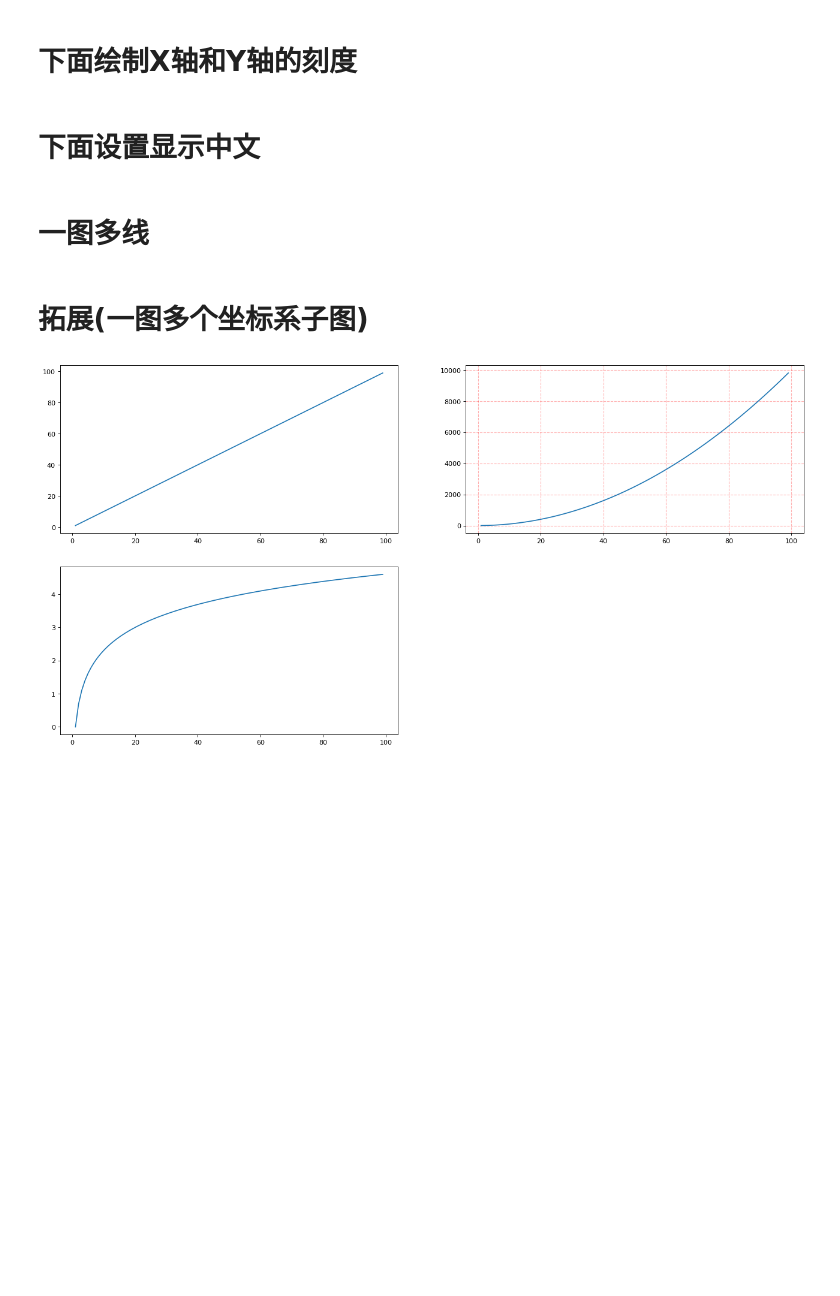
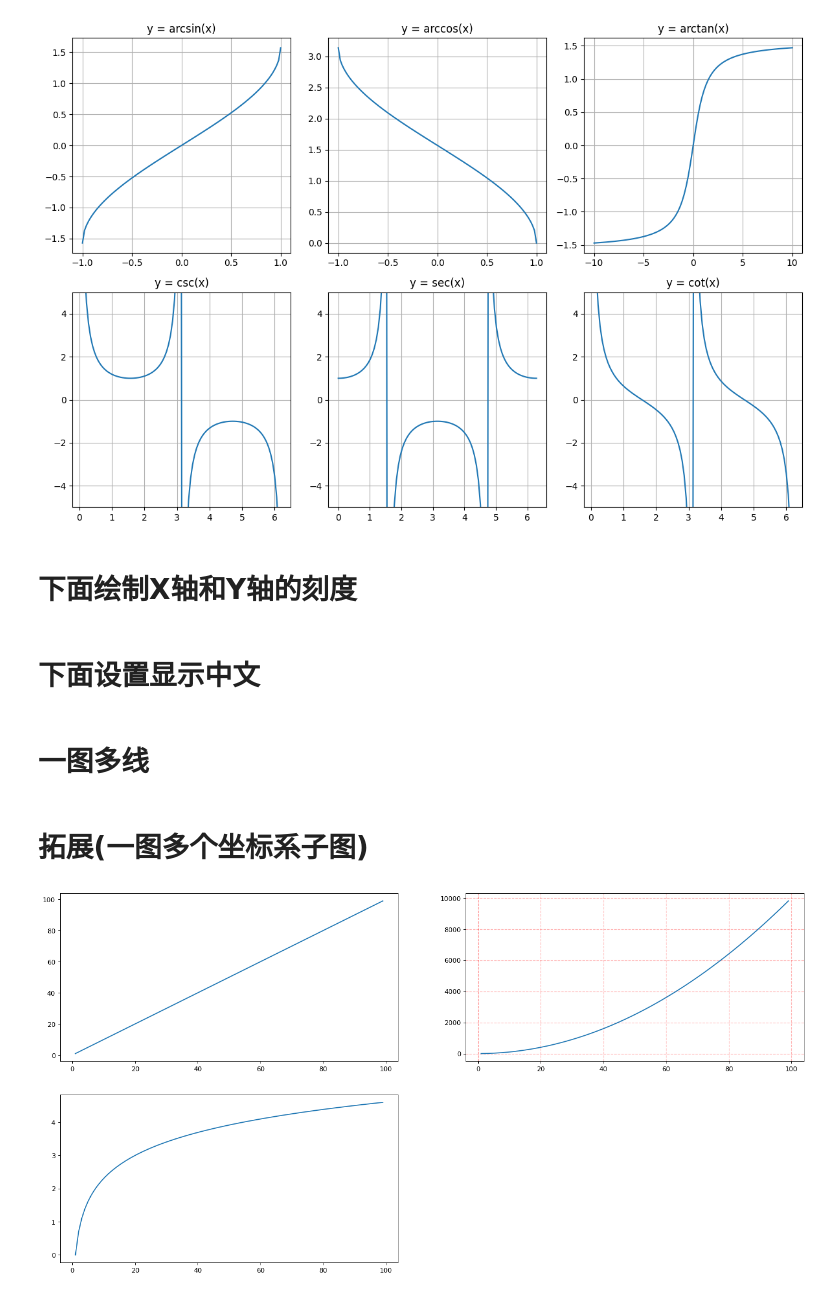
Before and after one commit to logcoke/Data_Analysis, a Jupyter notebook: Jupyter_NoteBook/matplotlib.ipynb, the cells around one changed output. Drawn from its saved outputs; the diff is of its cells as text; code cells hidden in the pictures; blank space fills up the shorter version.

```diff
--- a/Jupyter_NoteBook/matplotlib.ipynb
+++ b/Jupyter_NoteBook/matplotlib.ipynb
@@ -1,3 +1,69 @@
+# %%
+import numpy as np
+import matplotlib.pyplot as plt
+
+# 设置图像大小
+plt.figure(figsize=(12, 8))
+
+# 1. y = arcsin(x)
+x_arcsin = np.linspace(-1, 1, 100)
+y_arcsin = np.arcsin(x_arcsin)
+plt.subplot(2, 3, 1)
+plt.plot(x_arcsin, y_arcsin)
+plt.title('y = arcsin(x)')
+plt.grid(True)
+
+# 2. y = arccos(x)
+x_arccos = np.linspace(-1, 1, 100)
+y_arccos = np.arccos(x_arccos)
+plt.subplot(2, 3, 2)
+plt.plot(x_arccos, y_arccos)
+plt.title('y = arccos(x)')
+plt.grid(True)
+
+# 3. y = arctan(x)
+x_arctan = np.linspace(-10, 10, 100)
+y_arctan = np.arctan(x_arctan)
+plt.subplot(2, 3, 3)
+plt.plot(x_arctan, y_arctan)
+plt.title('y = arctan(x)')
+plt.grid(True)
+
+# 4. y = csc(x)
+# 注意：避免渐近线
+x_csc = np.linspace(0.1, 2*np.pi-0.1, 100)
+x_csc = x_csc[np.sin(x_csc) != 0]  # 避免sin(x)=0的点
+y_csc = 1 / np.sin(x_csc)
+plt.subplot(2, 3, 4)
+plt.plot(x_csc, y_csc)
+plt.title('y = csc(x)')
+plt.ylim(-5, 5)  # 限制y轴范围以便观察
+plt.grid(True)
+
+# 5. y = sec(x)
+x_sec = np.linspace(0, 2*np.pi, 100)
+x_sec = x_sec[np.cos(x_sec) != 0]  # 避免cos(x)=0的点
+y_sec = 1 / np.cos(x_sec)
+plt.subplot(2, 3, 5)
+plt.plot(x_sec, y_sec)
+plt.title('y = sec(x)')
+plt.ylim(-5, 5)
+plt.grid(True)
+
+# 6. y = cot(x)
+x_cot = np.linspace(0.1, 2*np.pi-0.1, 100)
+x_cot = x_cot[np.sin(x_cot) != 0]  # 避免sin(x)=0的点
+y_cot = 1 / np.tan(x_cot)
+plt.subplot(2, 3, 6)
+plt.plot(x_cot, y_cot)
+plt.title('y = cot(x)')
+plt.ylim(-5, 5)
+plt.grid(True)
+
+plt.tight_layout()
+plt.show()
+# %% [output]
+[figure, added]
 # %%
 import matplotlib.pyplot as plt
 import random
```
Also changed, not shown: 1 other file.
